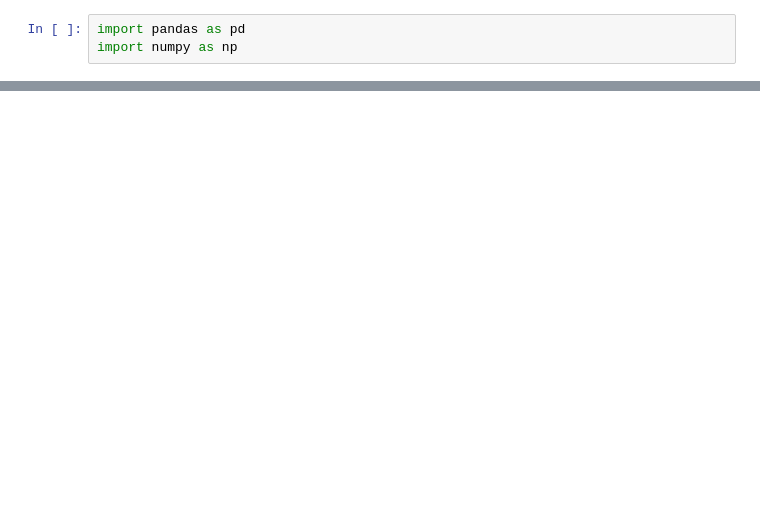
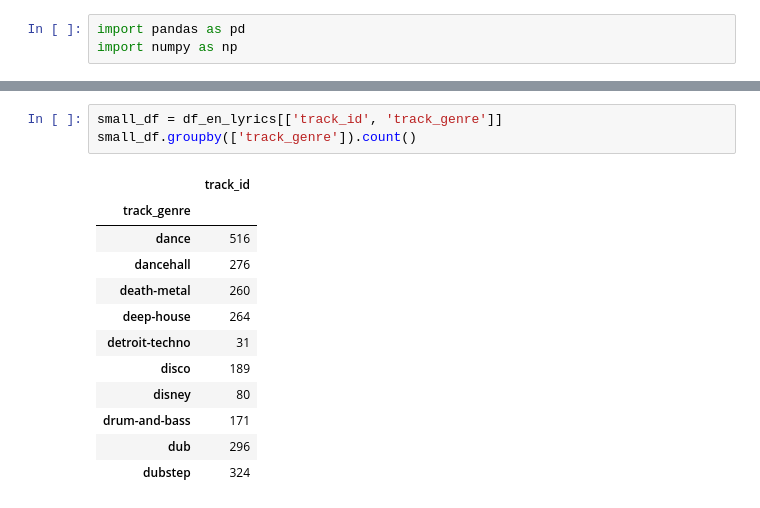
Before and after one commit to anaisdangeot/mood_detector, a Jupyter notebook: notebooks/exploration_enriched_data.ipynb, the cells around one changed output, grey strips where cells are left out. Cells and saved outputs as stored; diff of their text form; blank space fills up the shorter version.

```diff
--- a/notebooks/exploration_enriched_data.ipynb
+++ b/notebooks/exploration_enriched_data.ipynb
@@ -52,0 +45,16 @@ df_withlyrics[df_withlyrics['lyrics_language']=='en']
+# %%
+small_df = df_en_lyrics[['track_id', 'track_genre']]
+small_df.groupby(['track_genre']).count()
+# %% [output]
+|  | track_id |
+| track_genre |  |
+| dance | 516 |
+| dancehall | 276 |
+| death-metal | 260 |
+| deep-house | 264 |
+| detroit-techno | 31 |
+| disco | 189 |
+| disney | 80 |
+| drum-and-bass | 171 |
+| dub | 296 |
+| dubstep | 324 |
```
Also changed, not shown: parts of 6 cells of this notebook, 4 other files.
